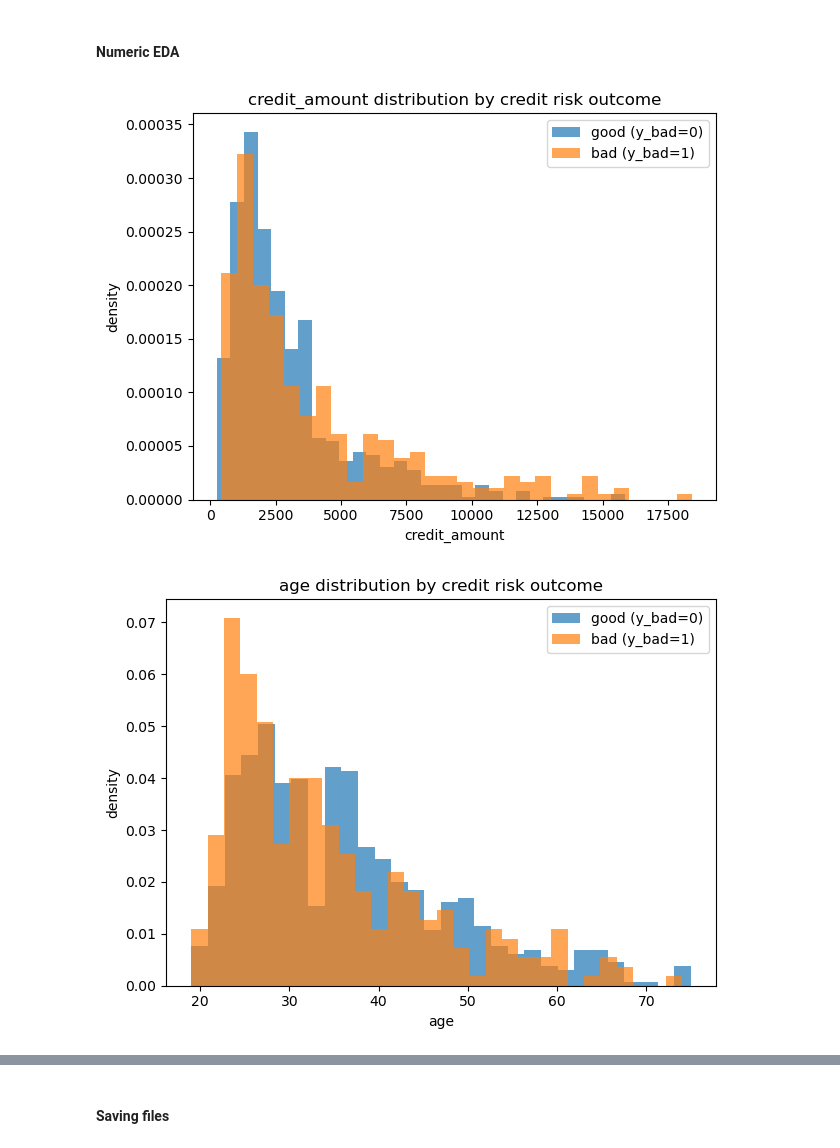
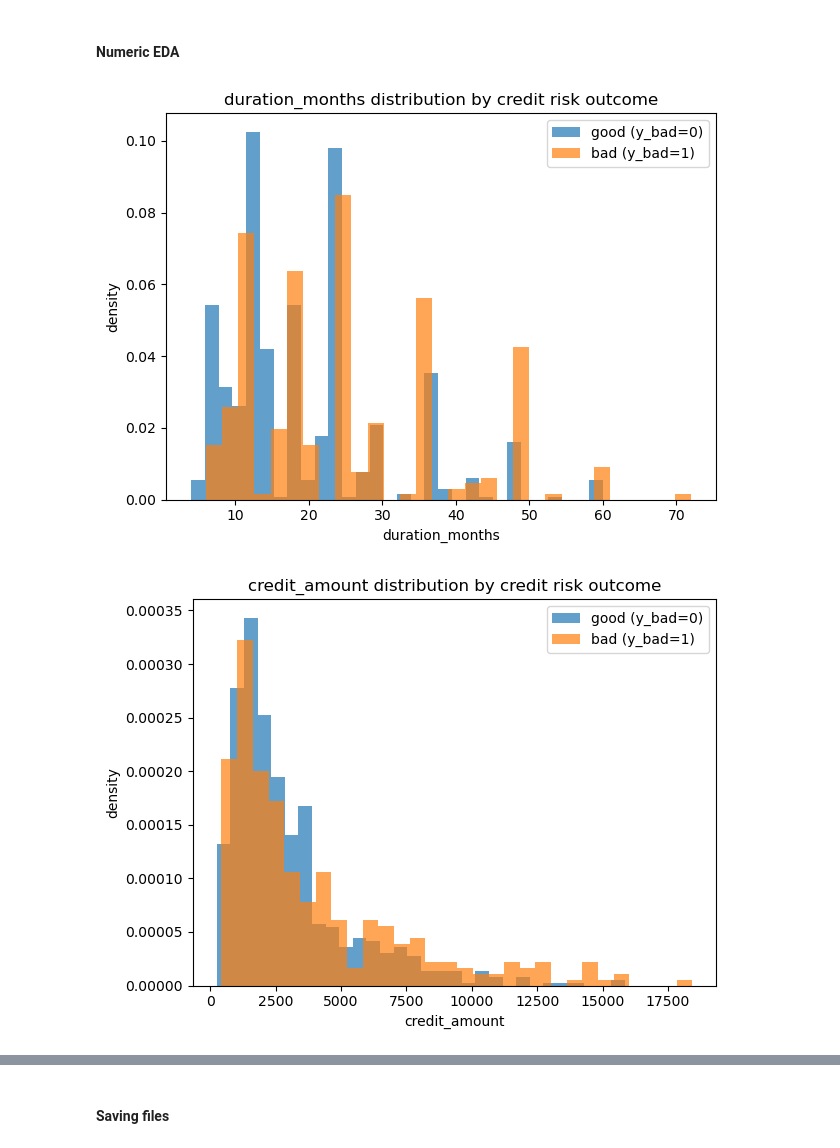
Before and after one commit to Stfsi/early-warning-credit-risk, a Jupyter notebook: 02_notebooks/01_EDA.ipynb, the cells around one changed output, grey strips where cells are left out. Saved outputs shown, nothing was run; the diff lists cells and outputs as text; code cells hidden in the pictures.

```diff
--- a/02_notebooks/01_EDA.ipynb
+++ b/02_notebooks/01_EDA.ipynb
@@ -347,25 +347,22 @@ strictly within a **decision-support** framework.
 # %% [markdown]
 #### Numeric EDA
 # %%
-# Select key numeric drivers (only if present)
-numeric_vars = [c for c in ["duration", "credit_amount", "age"] if c in df.columns]
+# Numeric EDA (aligned with actual column names)
+numeric_vars = ["duration_months", "credit_amount", "age"]
 
 for col in numeric_vars:
     plt.figure()
-    df[df["y_bad"] == 0][col].plot(
-        kind="hist", bins=30, alpha=0.7, density=True
-    )
-    df[df["y_bad"] == 1][col].plot(
-        kind="hist", bins=30, alpha=0.7, density=True
-    )
+    df.loc[df["y_bad"] == 0, col].plot(kind="hist", bins=30, alpha=0.7, density=True)
+    df.loc[df["y_bad"] == 1, col].plot(kind="hist", bins=30, alpha=0.7, density=True)
+
     plt.title(f"{col} distribution by credit risk outcome")
     plt.xlabel(col)
     plt.ylabel("density")
     plt.legend(["good (y_bad=0)", "bad (y_bad=1)"])
 
     plt.tight_layout()
-    plt.savefig("eda_credit_amount_age_distribution.png", dpi=300, bbox_inches="tight")
+    plt.savefig(f"eda_{col}_distribution.png", dpi=300, bbox_inches="tight")
     plt.show()
 # %% [output]
-[figure, old version]
+[figure, new version]
-[figure, old version]
+[figure, new version]
```
Also changed, not shown: parts of 5 cells of this notebook, 15 other files.
